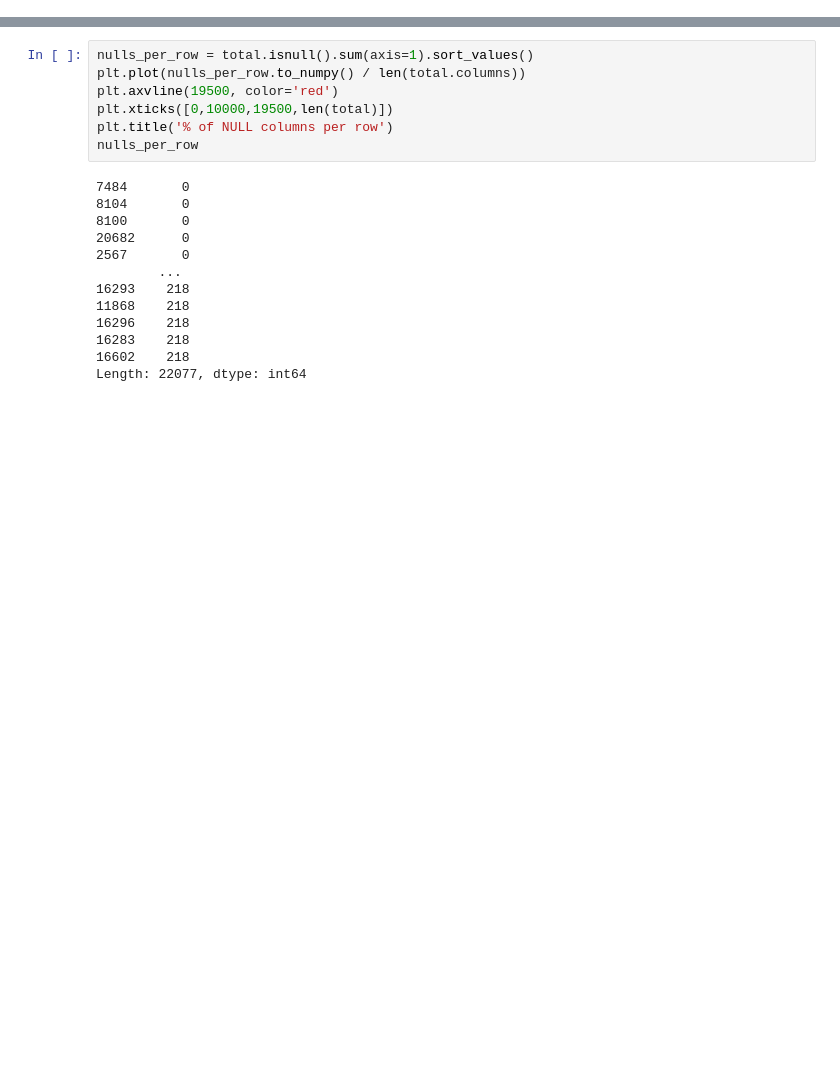
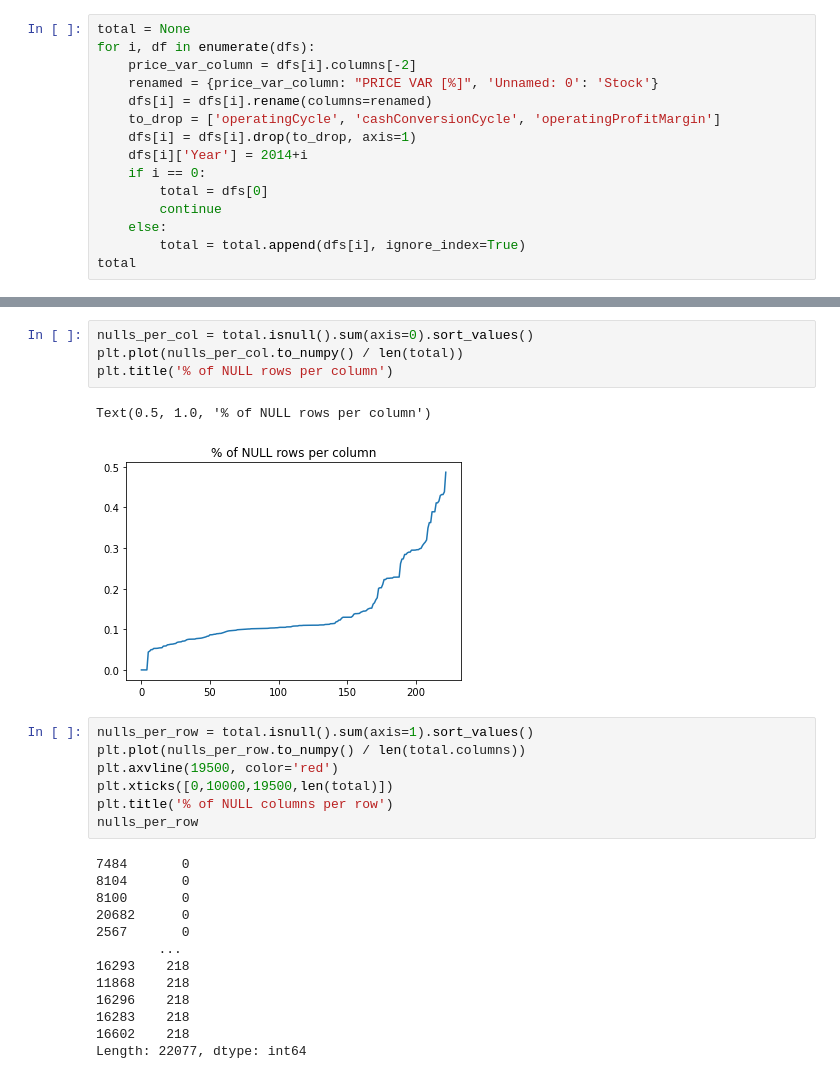
Before and after one commit to michelebersani/StatisticalLearning, a Jupyter notebook: stuff.ipynb, the cells around one changed output, grey strips where cells are left out. Drawn from its saved outputs; the diff is of its cells as text; blank space fills up the shorter version.

```diff
--- a/stuff.ipynb
+++ b/stuff.ipynb
@@ -0,0 +18,15 @@
+# %%
+total = None
+for i, df in enumerate(dfs):
+    price_var_column = dfs[i].columns[-2]
+    renamed = {price_var_column: "PRICE VAR [%]", 'Unnamed: 0': 'Stock'}
+    dfs[i] = dfs[i].rename(columns=renamed)
+    to_drop = ['operatingCycle', 'cashConversionCycle', 'operatingProfitMargin']
+    dfs[i] = dfs[i].drop(to_drop, axis=1)
+    dfs[i]['Year'] = 2014+i
+    if i == 0:
+        total = dfs[0]
+        continue
+    else:
+        total = total.append(dfs[i], ignore_index=True)
+total
@@ -1,3 +65,10 @@
+# %%
+nulls_per_col = total.isnull().sum(axis=0).sort_values()
+plt.plot(nulls_per_col.to_numpy() / len(total))
+plt.title('% of NULL rows per column')
+# %% [output]
+Text(0.5, 1.0, '% of NULL rows per column')
+[figure, added]
 # %%
 nulls_per_row = total.isnull().sum(axis=1).sort_values()
 plt.plot(nulls_per_row.to_numpy() / len(total.columns))
```
Also changed, not shown: parts of 5 cells of this notebook.
